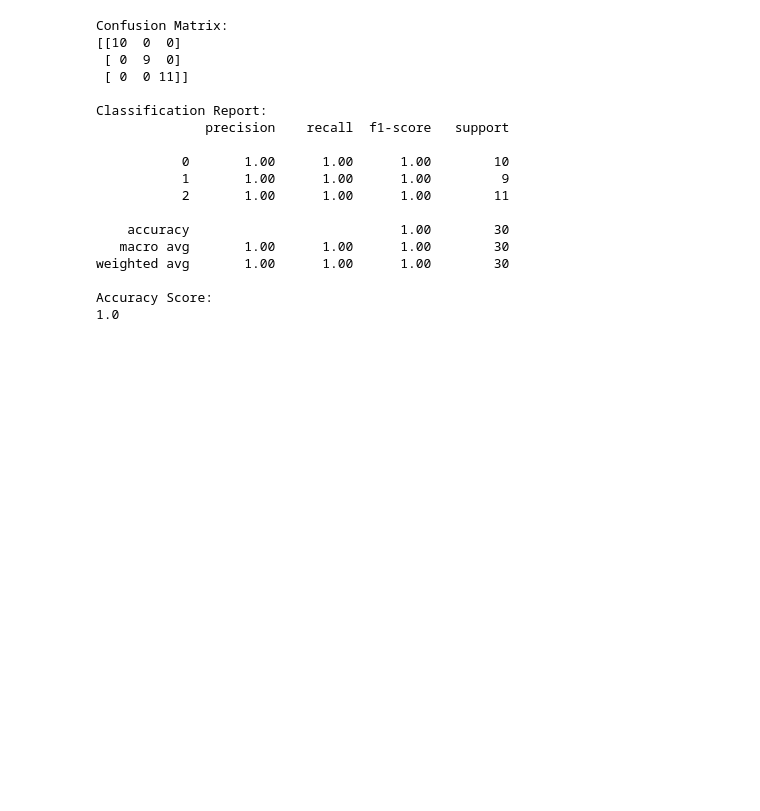
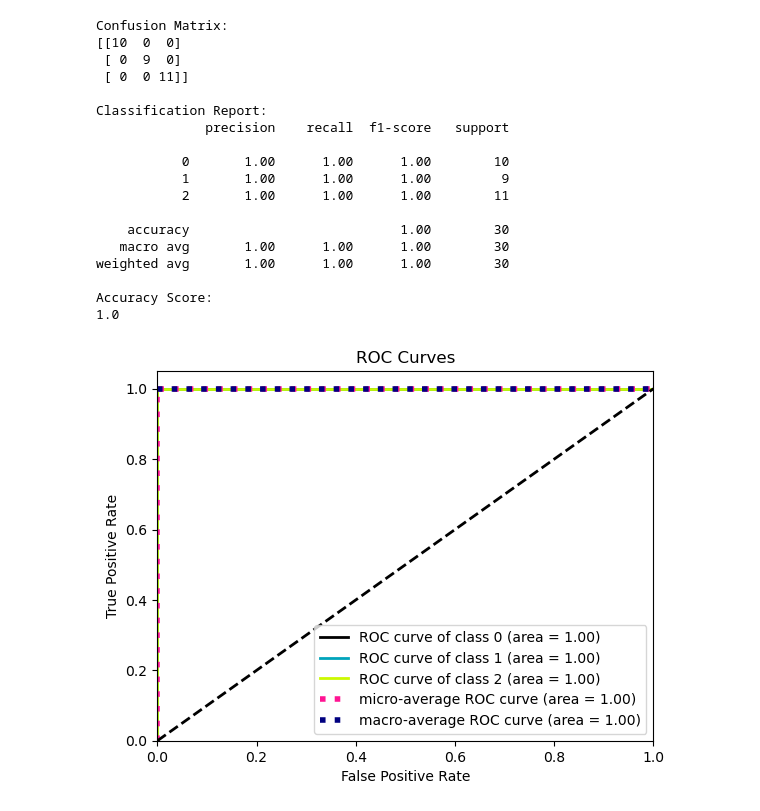
Before and after one commit to fmgarcia/Curso_IA_Aprendizaje_Supervisado, a Jupyter notebook: 1. Machine Learning Based Data Anaysis/ejemplos1_5.ipynb, the cells around one changed output. Saved outputs shown, nothing was run; the diff lists cells and outputs as text; code cells hidden in the pictures; blank space fills up the shorter version.

```diff
--- a/1. Machine Learning Based Data Anaysis/ejemplos1_5.ipynb
+++ b/1. Machine Learning Based Data Anaysis/ejemplos1_5.ipynb
@@ -396,3 +396,10 @@ weighted avg       1.00      1.00      1.00        30
 
 Accuracy Score:
 1.0
+# %%
+# ROC Curves and AUC for multiclass classification
+import scikitplot as skplt
+skplt.metrics.plot_roc(y_test, model2.predict_proba(X_test))
+plt.show()
+# %% [output]
+[figure, added]
```
Also changed, not shown: parts of 2 cells of this notebook, 8 other files.
